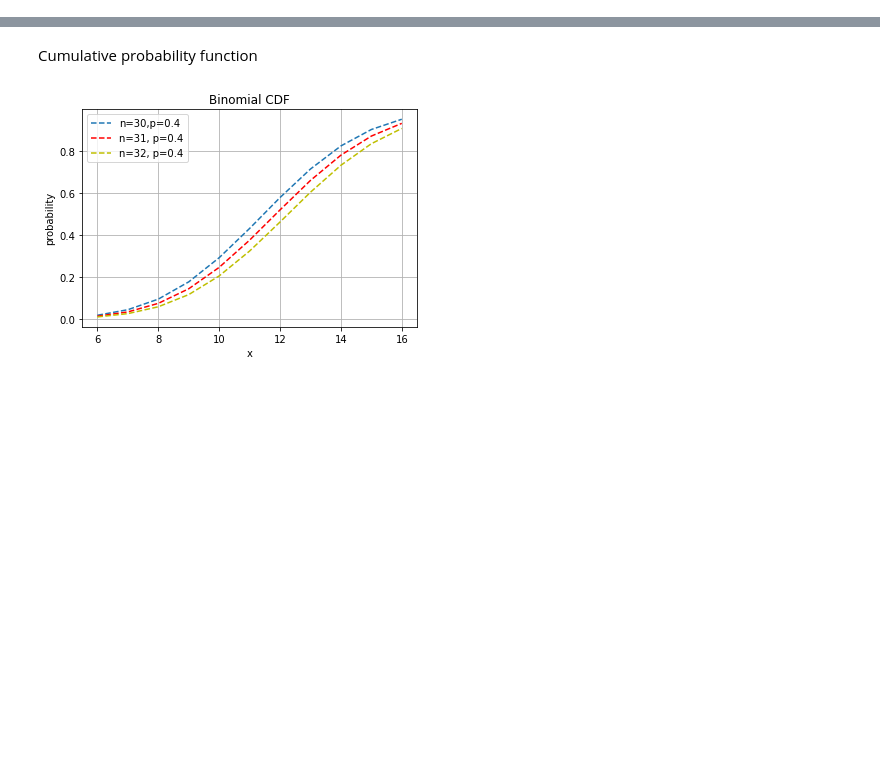
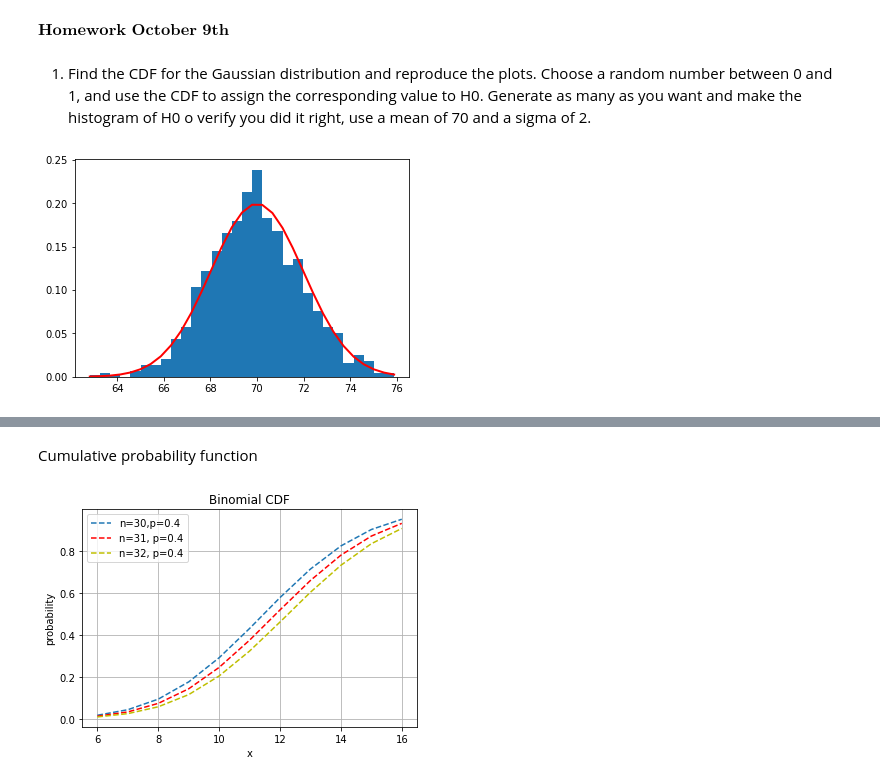
Before and after one commit to DCIDA2019/dcida2020ii-APaloma710, a Jupyter notebook: Oct9/Tarea_9Oct.ipynb, the cells around one changed output, grey strips where cells are left out. Cells and saved outputs as stored; diff of their text form; code cells hidden in the pictures; blank space fills up the shorter version.

```diff
--- a/Oct9/Tarea_9Oct.ipynb
+++ b/Oct9/Tarea_9Oct.ipynb
@@ -2,0 +1,4 @@ Homework I
+# %% [markdown]
+$\textbf{Homework October 9th}$
+# %% [markdown]
+1. Find the CDF for the Gaussian distribution and reproduce the plots. Choose a random number between 0 and 1, and use the CDF to assign the corresponding value to H0. Generate as many as you want and make the histogram of H0 o verify you did it right, use a mean of 70 and a sigma of 2.
@@ -2,0 +10,11 @@ Homework I
+# %%
+mu, sigma = 70, 2
+# %%
+#generamos datos de manera aleatoria
+dat = np.random.normal(mu, sigma, 1000)
+# %%
+count, bins, ignored = plt.hist(dat, 30, density=True)
+plt.plot(bins,1/(sigma*np.sqrt(2*np.pi))*np.exp(-(bins-mu)**2/(2*sigma**2)),linewidth=2,color='r')
+plt.show()
+# %% [output]
+[figure, added]
```
Also changed, not shown: parts of 15 cells of this notebook.
